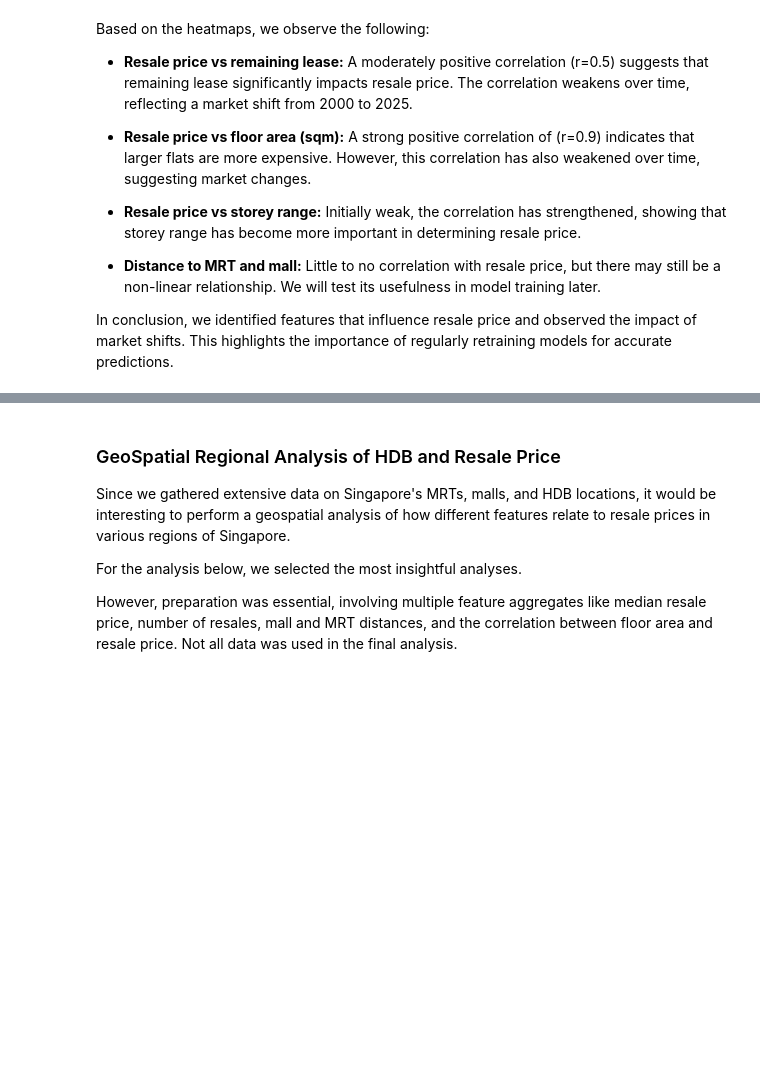
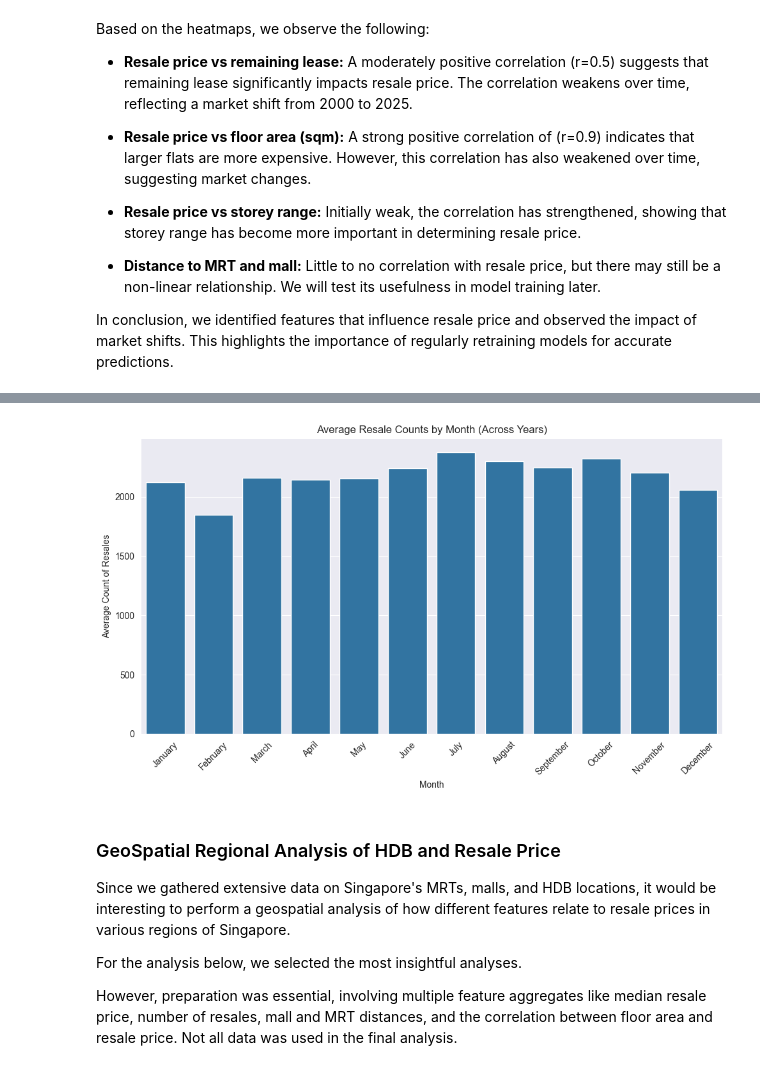
Before and after one commit to Tedyang2003/dsai-hdb-analysis, a Jupyter notebook: submission.ipynb, the cells around one changed output, grey strips where cells are left out. Saved outputs shown, nothing was run; the diff lists cells and outputs as text; code cells hidden in the pictures; blank space fills up the shorter version.

```diff
--- a/submission.ipynb
+++ b/submission.ipynb
@@ -738,3 +779,55 @@ In conclusion, we identified features that influence resale price and observed t
+# %%
+import pandas as pd
+import seaborn as sns
+import matplotlib.pyplot as plt
+
+# Your original data frame 'merged_df'
+a = merged_df[['year_recorded', 'month_recorded', 'resale_price']]
+
+# Step 1: Group by both 'month_recorded' and 'year_recorded' and count resales
+result = a.groupby(['year_recorded', 'month_recorded']).count().reset_index()
+
+# Step 2: Group by 'month_recorded' and calculate the average count of resales
+monthly_avg_resales = result.groupby('month_recorded')['resale_price'].mean().reset_index()
+
+# Step 3: Rename the columns
+monthly_avg_resales = monthly_avg_resales.rename(columns={'month_recorded': 'Month', 'resale_price': 'Average_Resales'})
+
+# Mapping for month numbers (1-12) to month names
+month_map = {
+    1: 'January', 2: 'February', 3: 'March', 4: 'April',
+    5: 'May', 6: 'June', 7: 'July', 8: 'August',
+    9: 'September', 10: 'October', 11: 'November', 12: 'December'
+}
+
+# Replace the numeric month with month names
+monthly_avg_resales['Month'] = monthly_avg_resales['Month'].map(month_map)
+
+# Define the correct order for the months
+month_order = ['January', 'February', 'March', 'April', 'May', 'June',
+               'July', 'August', 'September', 'October', 'November', 'December']
+
+# Step 4: Convert 'Month' to a categorical variable with specified order
+monthly_avg_resales['Month'] = pd.Categorical(monthly_avg_resales['Month'], categories=month_order, ordered=True)
+
+# Step 5: Sort the DataFrame by 'Month' to ensure the order is correct
+monthly_avg_resales = monthly_avg_resales.sort_values('Month')
+
+# Step 6: Create the barplot and lineplot with Seaborn
+plt.figure(figsize=(10, 6))
+sns.barplot(x='Month', y='Average_Resales', data=monthly_avg_resales)
+
+# Step 7: Customize the plot
+plt.xlabel('Month')
+plt.ylabel('Average Count of Resales')
+plt.title('Average Resale Counts by Month (Across Years)')
+plt.xticks(rotation=45)  # Rotate x-axis labels for better readability
+plt.tight_layout()  # Adjust layout to fit the labels
+
+# Show the plot
+plt.show()
+# %% [output]
+[figure, added]
 # %% [markdown]
 ### GeoSpatial Regional Analysis of HDB and Resale Price
 Since we gathered extensive data on Singapore's MRTs, malls, and HDB locations, it would be interesting to perform a geospatial analysis of how different features relate to resale prices in various regions of Singapore.
```
Also changed, not shown: parts of 5 cells of this notebook.
